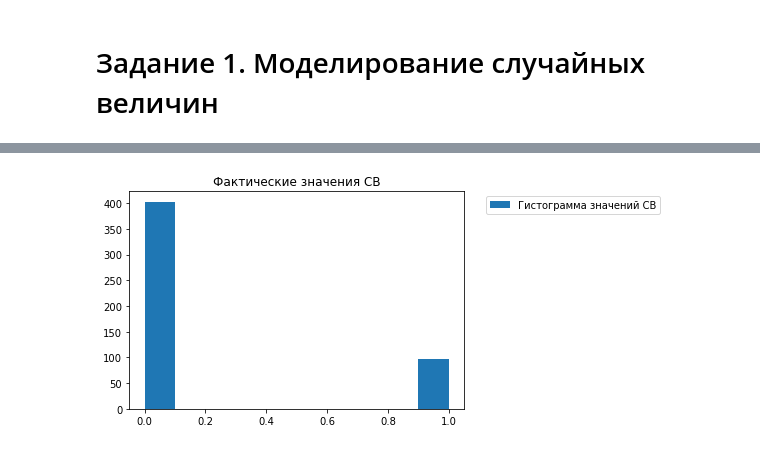
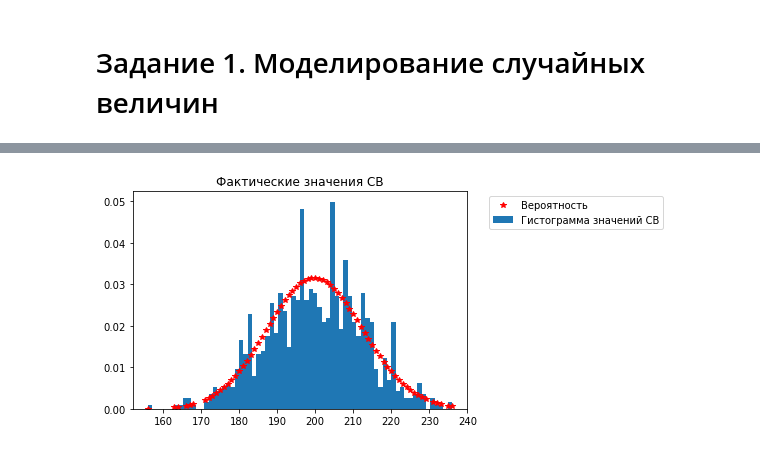
Before and after one commit to simonovEI/ml_csf, a Jupyter notebook: task1.ipynb, the cells around one changed output, grey strips where cells are left out. Cells and saved outputs as stored; diff of their text form; code cells hidden in the pictures.

```diff
--- a/task1.ipynb
+++ b/task1.ipynb
@@ -9,12 +9,11 @@ import math
 # %%
 #генерация по Бернулли
 def generate_bernoulli(n, p):
-    x=np.random.rand(n, 1)
-    x=x<=p
-    x=x.astype(int)
+    x = np.random.rand(n,n) <= p
+    x = sum(x)
     return x
 # %%
-n=500 #число величин, которое мы будем генерировать; если ставить больше, то при вычислении выборочной дисперсии комп зависает :(
+n=1000 #число величин, которое мы будем генерировать
 alpha=0.2 #шанс получить единицу
 values=generate_bernoulli(n, alpha) #генерируем
 # %%
@@ -30,7 +29,11 @@ p=calculating_probability(n, np.count_nonzero(values), alpha)
+# %%
+set_values=set(values)
+all_p=[calculating_probability(n, i, alpha) for i in set_values]
 # %%
-plt.hist(values, label = 'Гистограмма значений СВ')
+plt.plot(list(set_values),all_p,'r*', label = 'Вероятность')
+plt.hist(values, normed = 1, bins = len(set_values), label = 'Гистограмма значений СВ')
 plt.legend(bbox_to_anchor=(1.05, 1), loc=2)
 plt.title('Фактические значения СВ')
 plt.show()
 # %% [output]
-[figure, old version]
+[figure, new version]
```
Also changed, not shown: parts of 5 cells of this notebook.
